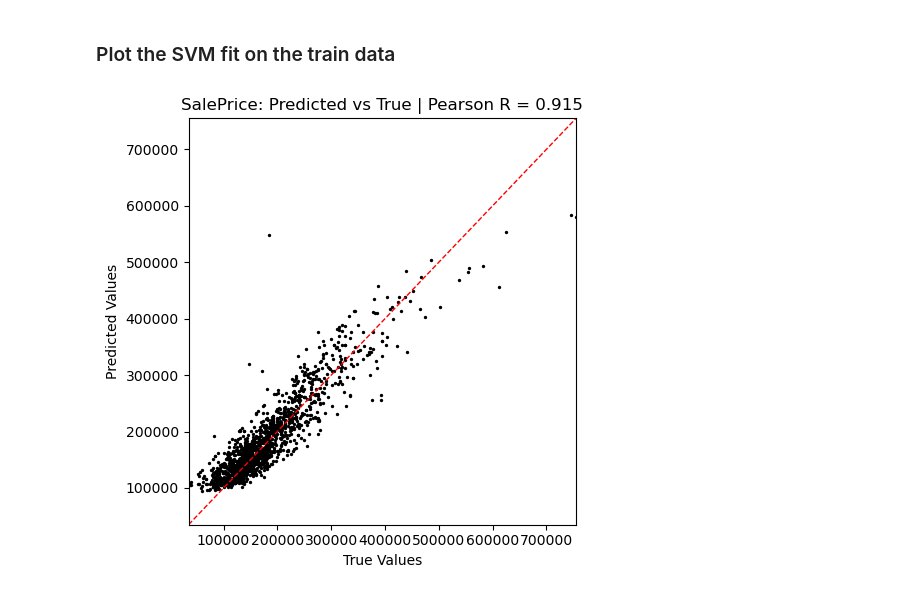
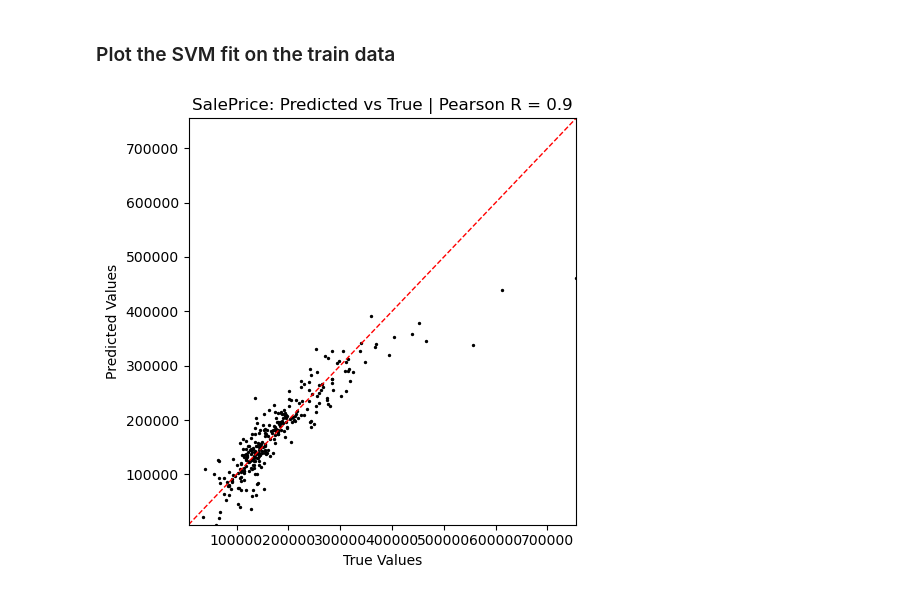
Before and after one commit to ajy25/TabularMagic, a Jupyter notebook: demo/regression_start_to_finish_demo.ipynb, the cells around one changed output. Cells and saved outputs as stored; diff of their text form; code cells hidden in the pictures.

```diff
--- a/demo/regression_start_to_finish_demo.ipynb
+++ b/demo/regression_start_to_finish_demo.ipynb
@@ -29,4 +29,6 @@ df shape: (1460, 80)
 # %% [markdown]
 ### Create a TabularMagic object
 # %%
-tm = TabularMagic(df=df_train, test_size=0)
+tm = TabularMagic(df=df_train, test_size=0.2)
+print(tm.categorical_columns)
+print(tm.continuous_columns)
@@ -58,0 +40,4 @@ display(tm.train_eda.categorical_summary_statistics)
+# %%
+train_eda = tm.eda('train')
+display(train_eda.categorical_summary_statistics)
+display(train_eda.continuous_summary_statistics)
@@ -84,7 +98,7 @@ selectors = [
 ]
 
 feature_selection_report = tm.voting_selection(
-    X_vars=tm.train_eda.continuous_columns[:-1], y_var='SalePrice',
-    selectors=selectors, n_target_features=10)
+    X_vars=train_eda.continuous_columns[:-1], y_var='SalePrice',
+    selectors=selectors, n_target_features=20)
 print(feature_selection_report.top_features)
 # %% [output]
@@ -151,6 +165,6 @@ display(test_report.fit_statistics)
 # %% [markdown]
 ### Plot the SVM fit on the train data
 # %%
-fig = test_report['SupportVectorMachine'].plot_pred_vs_true()
+fig = test_report['MLP'].plot_pred_vs_true()
 # %% [output]
-[figure, old version]
+[figure, new version]
```
Also changed, not shown: parts of 8 cells of this notebook, 7 other files.
